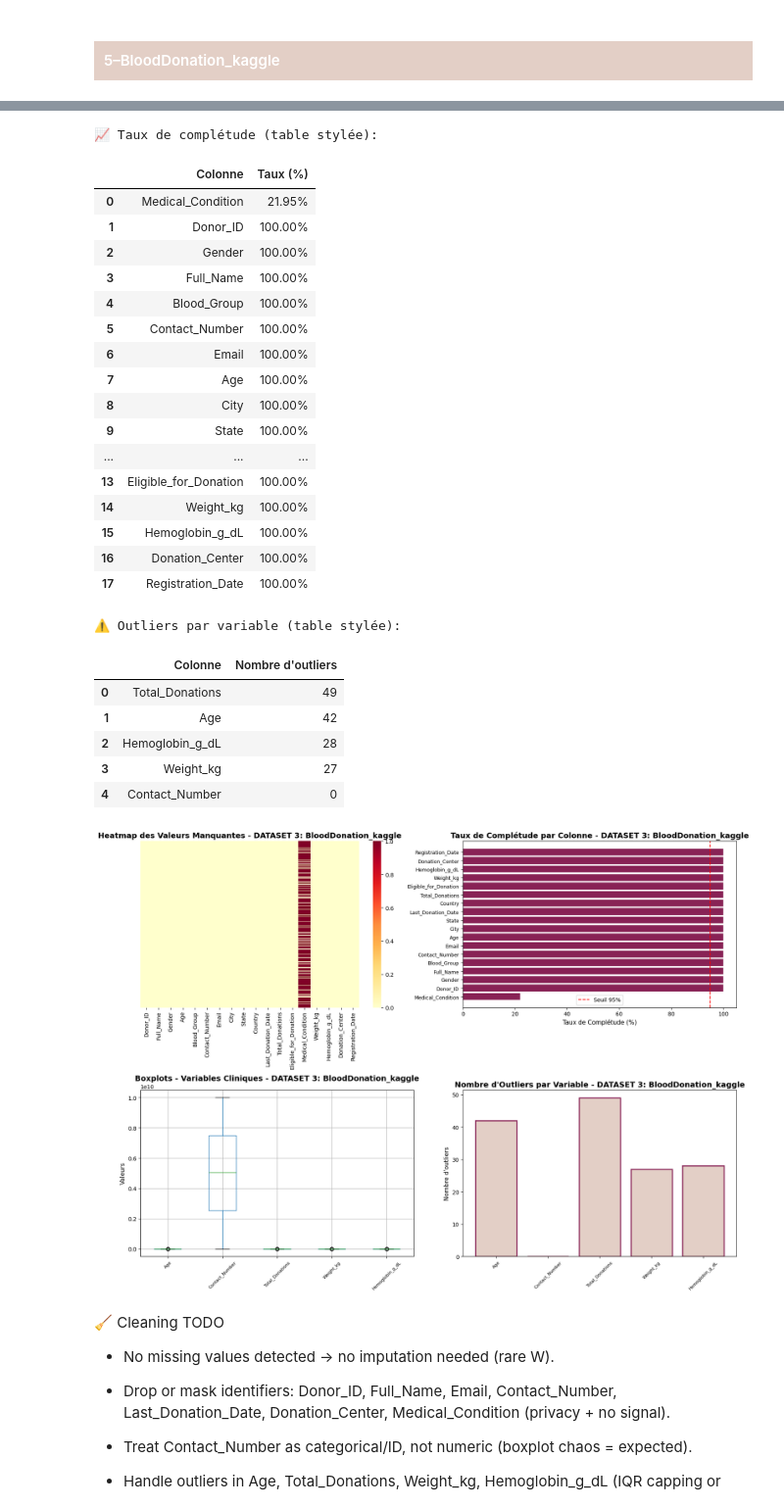
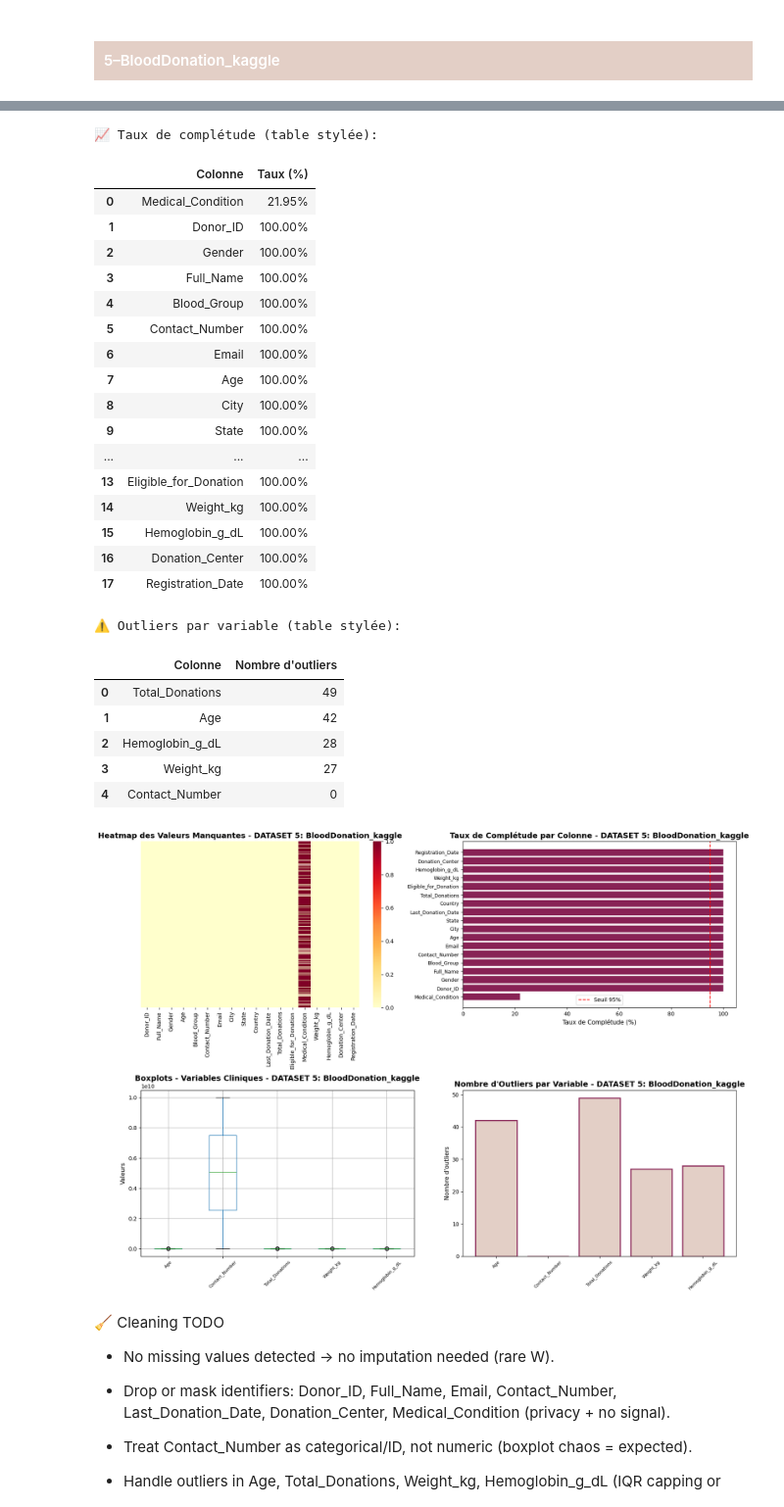
Before and after one commit to lafilledepondy/bloodDataAnalysis, a Jupyter notebook: Aftisse.Ravendirane.2.ipynb, the cells around one changed output, grey strips where cells are left out. Shown at 98% size. Drawn from its saved outputs; the diff is of its cells as text; code cells hidden in the pictures.

```diff
--- a/Aftisse.Ravendirane.2.ipynb
+++ b/Aftisse.Ravendirane.2.ipynb
@@ -1177,7 +1176,7 @@ Aucune valeur manquante détectée ✅
 analyze_dataset_quality(
     BloodDonation_kaggle,
     clinical_vars=None,
-    dataset_name="DATASET 3: BloodDonation_kaggle",
+    dataset_name="DATASET 5: BloodDonation_kaggle",
     completeness_threshold=95
 )
 # %% [output]
@@ -1186,34 +1185,34 @@ DATASET 3: BloodDonation_kaggle - Analyse de Qualité
 ======================================================================
 
 ❌ Valeurs manquantes par colonne:
 |  | Colonne | Nombre_manquants | Pourcentage |
 | 0 | Medical_Condition | 7805 | 78.05% |
 📈 Taux de complétude (table stylée):
 |  | Colonne | Taux (%) |
 | 0 | Medical_Condition | 21.95% |
 | 1 | Donor_ID | 100.00% |
 | 2 | Gender | 100.00% |
 | 3 | Full_Name | 100.00% |
 | 4 | Blood_Group | 100.00% |
 | 5 | Contact_Number | 100.00% |
 | 6 | Email | 100.00% |
 | 7 | Age | 100.00% |
 | 8 | City | 100.00% |
 | 9 | State | 100.00% |
 | ... | ... | ... |
 | 13 | Eligible_for_Donation | 100.00% |
 | 14 | Weight_kg | 100.00% |
 | 15 | Hemoglobin_g_dL | 100.00% |
 | 16 | Donation_Center | 100.00% |
 | 17 | Registration_Date | 100.00% |
 ⚠️ Outliers par variable (table stylée):
 |  | Colonne | Nombre d'outliers |
 | 0 | Total_Donations | 49 |
 | 1 | Age | 42 |
 | 2 | Hemoglobin_g_dL | 28 |
 | 3 | Weight_kg | 27 |
 | 4 | Contact_Number | 0 |
-[figure, old version]
+[figure, new version]
 # %% [markdown]
 🧹 Cleaning TODO
 
```
Also changed, not shown: parts of 17 cells of this notebook, 1 other file.
